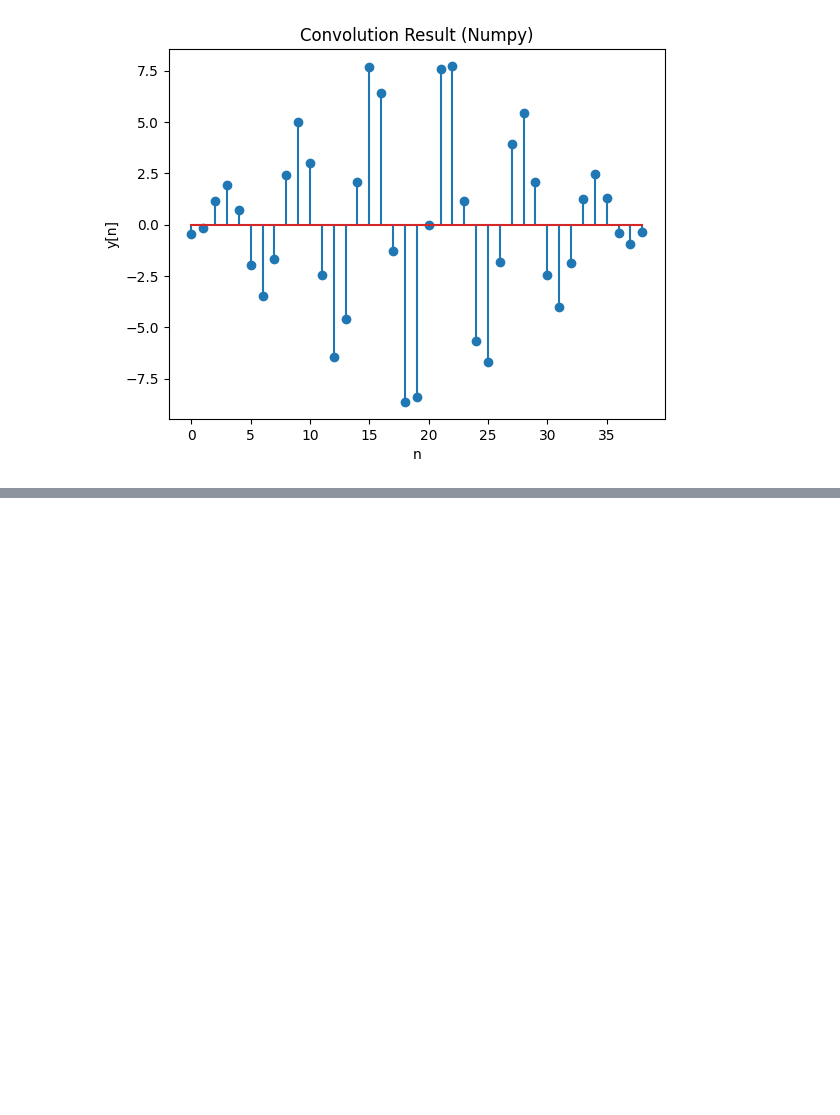
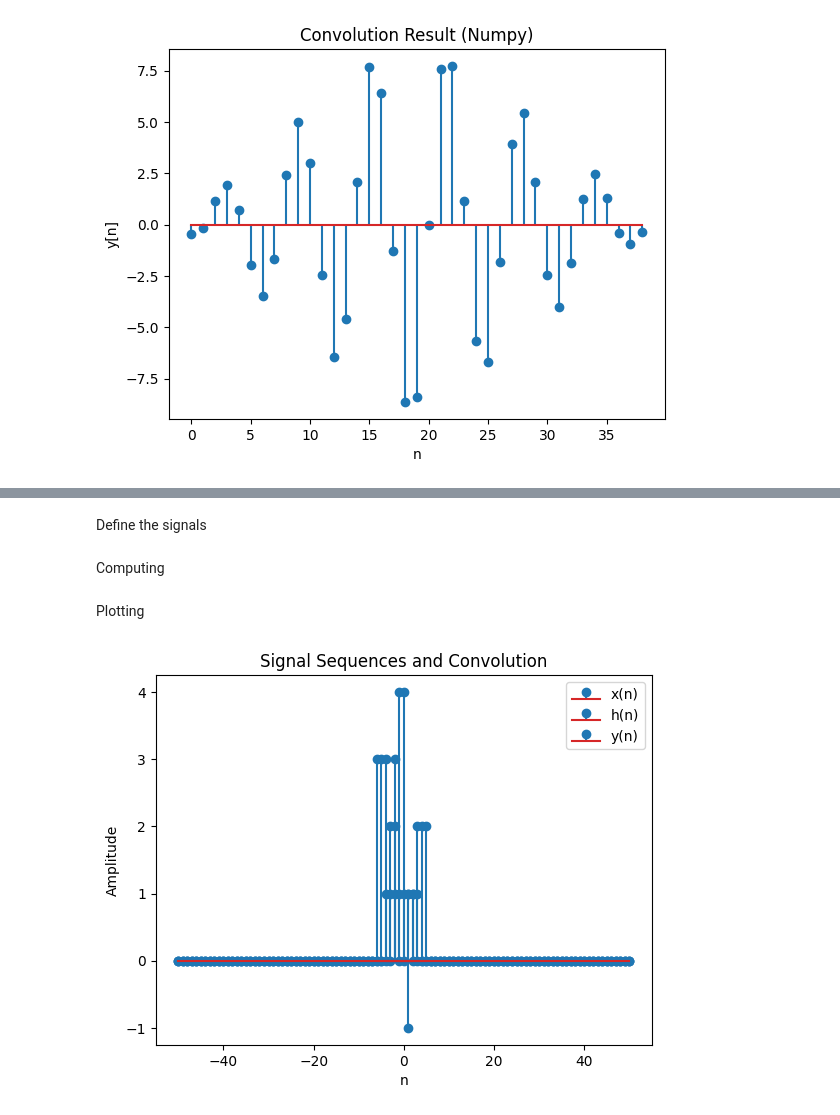
Before and after one commit to LifeHashed/Signals, a Jupyter notebook: Signals3.ipynb, the cells around one changed output, grey strips where cells are left out. Drawn from its saved outputs; the diff is of its cells as text; code cells hidden in the pictures; blank space fills up the shorter version.

```diff
--- a/Signals3.ipynb
+++ b/Signals3.ipynb
@@ -67,0 +92,30 @@ Verification successful!
+# %% [markdown]
+Define the signals
+# %%
+
+def x_n(n):
+    return 3 * (n == -2) - (n == 1) + 2 * (n == 3)
+
+def h_n(n):
+    return (n >= -4).astype(int) - (n >= 3).astype(int)
+# %% [markdown]
+Computing
+# %%
+# Define the range of values for n
+n_values = np.arange(-50, 51)
+
+# Compute the convolution y(n) = x(n) * h(n)
+y_n = np.convolve(x_n(n_values), h_n(n_values), mode='same')
+# %% [markdown]
+Plotting
+# %%
+plt.stem(n_values, x_n(n_values), label='x(n)', use_line_collection=True)
+plt.stem(n_values, h_n(n_values), label='h(n)', use_line_collection=True)
+plt.stem(n_values, y_n, label='y(n)', use_line_collection=True)
+plt.title('Signal Sequences and Convolution')
+plt.xlabel('n')
+plt.ylabel('Amplitude')
+plt.legend()
+plt.show()
+# %% [output]
+[figure, added]
```
Also changed, not shown: parts of 13 cells of this notebook.
